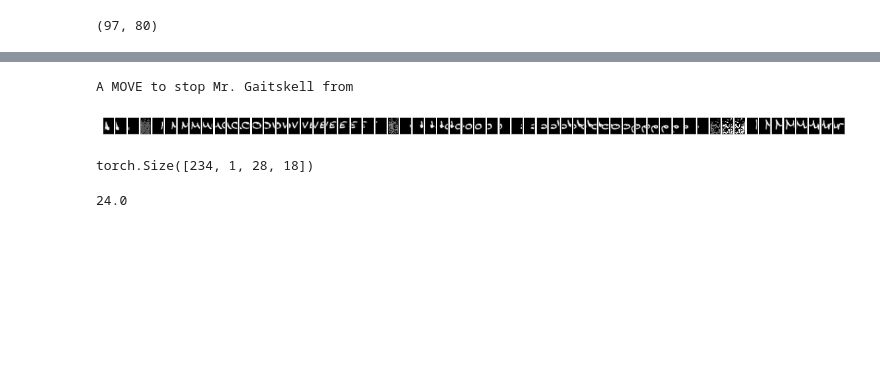
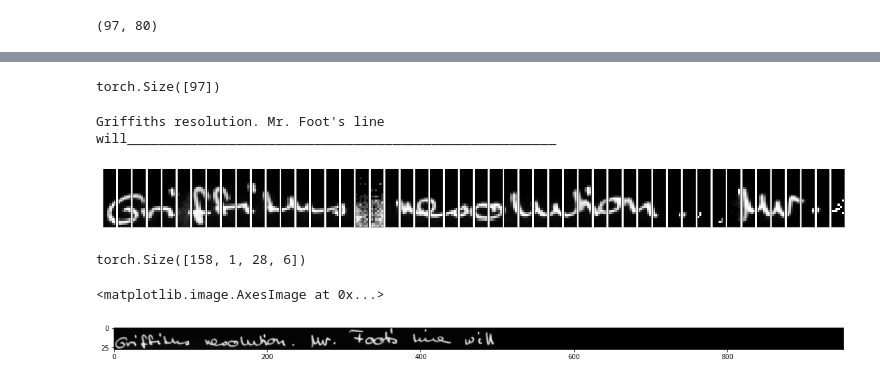
Before and after one commit to aktersnurra/text-recognizer, a Jupyter notebook: src/notebooks/04a-look-at-iam-lines.ipynb, the cells around one changed output, grey strips where cells are left out. Cells and saved outputs as stored; diff of their text form; code cells hidden in the pictures; blank space fills up the shorter version.

```diff
--- a/src/notebooks/04a-look-at-iam-lines.ipynb
+++ b/src/notebooks/04a-look-at-iam-lines.ipynb
@@ -30,7 +38,7 @@ dataset.output_shape
 (97, 80)
 # %%
 def convert_y_label_to_string(y, dataset=dataset):
-    return ''.join([dataset.mapper(int(i)) for i in y]).rstrip("_")
+    return ''.join([dataset.mapper(int(i)) for i in y])
 
 convert_y_label_to_string(dataset.targets[0])
 # %% [output]
@@ -38,8 +46,10 @@ convert_y_label_to_string(dataset.targets[0])
 # %%
 for i in range(10, 20):
     plt.figure(figsize=(20, 20))
+    plt.xticks([])
+    plt.yticks([])
     data, target = dataset[i]
-    sentence = convert_y_label_to_string(target)
+    sentence = convert_y_label_to_string(target, dataset)
     print(sentence)
     plt.title(sentence)
     plt.imshow(data.squeeze(0).numpy(), cmap='gray')
@@ -67,8 +77,12 @@ Peeresses have been created. Most Labour
 # %%
-data, target = dataset[0]
+data, target = dataset[10]
 sentence = convert_y_label_to_string(target)
+# %%
+target.shape
+# %% [output]
+torch.Size([97])
 # %%
-h, w, s = 28, 18, 4
+h, w, s = 28, 6, 6
 # %%
 from einops.layers.torch import Rearrange
 slide = nn.Sequential(nn.Unfold(kernel_size=(h, w), stride=(1, s)), Rearrange("b (c h w) t -> b t c h w", h=h, w=w, c=1))
@@ -76,23 +90,25 @@ slide = nn.Sequential(nn.Unfold(kernel_size=(h, w), stride=(1, s)), Rearrange("b
 patches = slide(data.unsqueeze(0))
 # %%
 # remove batch size
-n = 60
+n = 50
 patches = patches.squeeze(0)
 fig = plt.figure(figsize=(20, 20))
 print(sentence)
 for i in range(n):
     ax = fig.add_subplot(1, n, i + 1)
     ax.imshow(patches[i].squeeze(0), cmap='gray')
     ax.set_xticks([])
     ax.set_yticks([])
 # %% [output]
-A MOVE to stop Mr. Gaitskell from
+Griffiths resolution. Mr. Foot's line will_______________________________________________________
-[figure, old version]
+[figure, new version]
 # %%
 patches.shape
 # %% [output]
-torch.Size([234, 1, 28, 18])
+torch.Size([158, 1, 28, 6])
-# %%
-32 * 0.75
-# %% [output]
-24.0
+# %%
+plt.figure(figsize=(20, 20))
+plt.imshow(data.squeeze(0).numpy(), cmap='gray')
+# %% [output]
+<matplotlib.image.AxesImage at 0x...>
+[figure, added]
```
Also changed, not shown: parts of 25 cells of this notebook, 45 other files.
